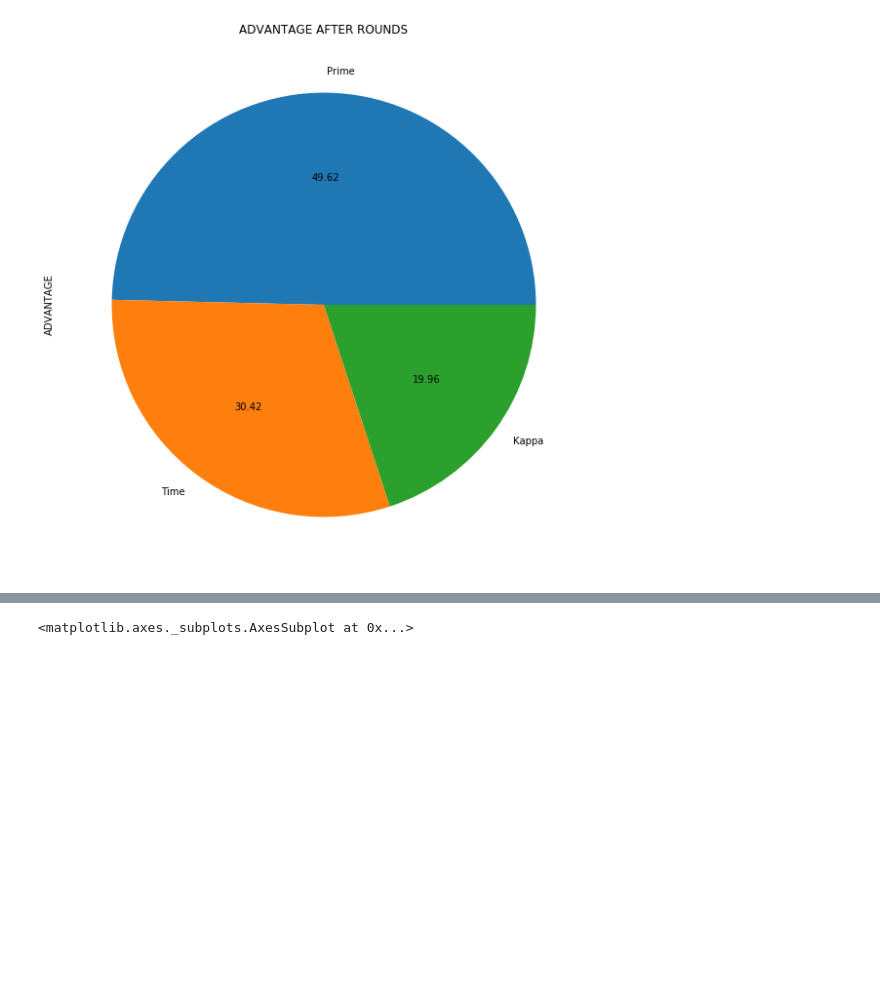
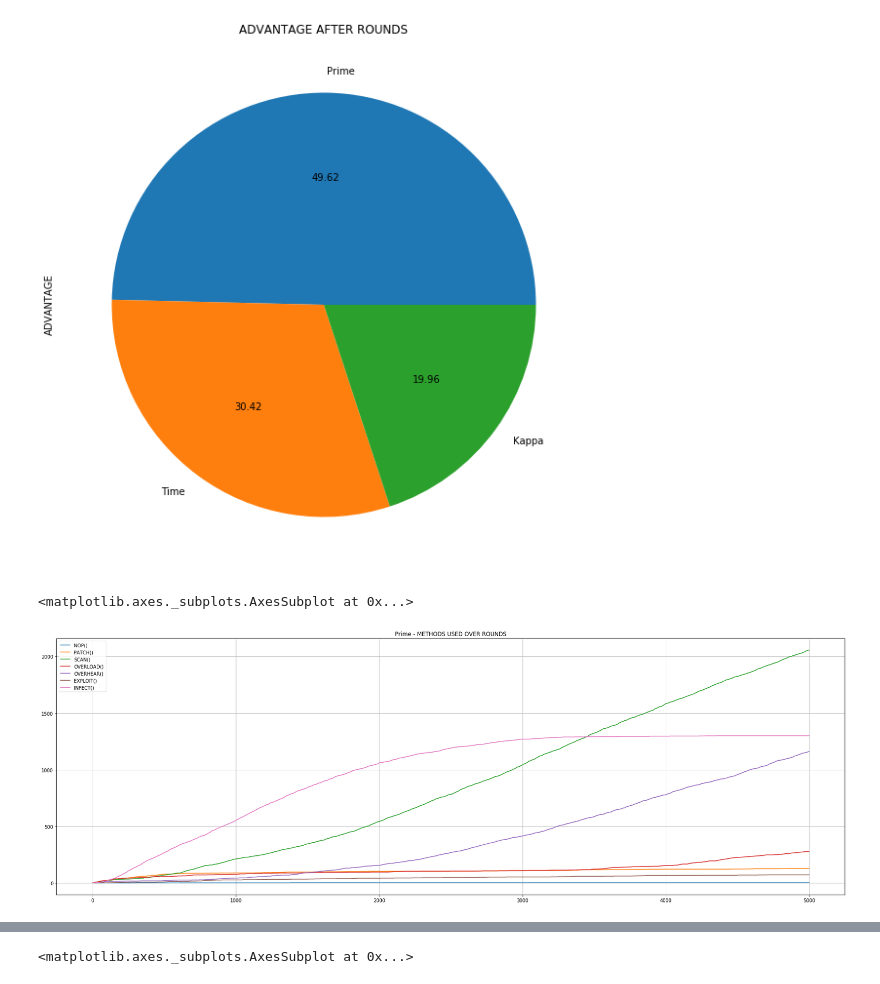
Before and after one commit to devdo-eu/capturenetwork, a Jupyter notebook: games/insight.ipynb, the cells around one changed output, grey strips where cells are left out. Cells and saved outputs as stored; diff of their text form; code cells hidden in the pictures; blank space fills up the shorter version.

```diff
--- a/games/insight.ipynb
+++ b/games/insight.ipynb
@@ -67,6 +68,21 @@ for i in range(len(rounds)):
         bot['WON_WITH'][name2][get_method('BOT_2', i)] += 1
         bot['EARN_BY'][name2][get_method('BOT_2', i)] += methods[get_method('BOT_2', i)]
         bot['LOST_WITH'][name1][get_method('BOT_1', i)] += 1
+# %%
+for m in methods.keys():
+    bot['METHS_OVER_ROUNDS'][name1][m] = []
+    bot['METHS_OVER_ROUNDS'][name2][m] = []
+bot1_meths = {'NOP()': 0, 'PATCH()': 0, 'SCAN()': 0, 'OVERLOAD()': 0, 'OVERHEAR()': 0, 'EXPLOIT()': 0, 'INFECT()': 0}
+bot2_meths = {'NOP()': 0, 'PATCH()': 0, 'SCAN()': 0, 'OVERLOAD()': 0, 'OVERHEAR()': 0, 'EXPLOIT()': 0, 'INFECT()': 0}
+
+for i in range(len(rounds)):
+    m1 = get_method('BOT_1', i)
+    m2 = get_method('BOT_2', i)
+    bot1_meths[m1] += 1
+    bot2_meths[m2] += 1
+    for m in methods.keys():
+        bot['METHS_OVER_ROUNDS'][name1][m].append(copy.copy(bot1_meths[m]))
+        bot['METHS_OVER_ROUNDS'][name2][m].append(copy.copy(bot2_meths[m]))
 # %%
 dfwinner = pd.read_json(json.dumps(general))
 dfwinner['RESULT'].value_counts().plot.pie(subplots=True, figsize=(10, 10), autopct='%.2f', title=["ROUNDS WON BY"])
@@ -82,3 +98,13 @@ array([<matplotlib.axes._subplots.AxesSubplot object at 0x...>],
 [figure]
 # %%
 df = pd.read_json(json.dumps(bot))
+# %%
+s = pd.Series(df['METHS_OVER_ROUNDS'][name1])
+s = pd.DataFrame({'NOP()': s['NOP()'], 'PATCH()': s['PATCH()'],
+                  'SCAN()': s['SCAN()'], 'OVERLOAD()': s['OVERLOAD()'],
+                 'OVERHEAR()':s['OVERHEAR()'], 'EXPLOIT()': s['EXPLOIT()'],
+                 'INFECT()': s['INFECT()']})
+s.plot(figsize=(30, 10), grid=True, title=f"{name1} - METHODS USED OVER ROUNDS")
+# %% [output]
+<matplotlib.axes._subplots.AxesSubplot at 0x...>
+[figure, added]
```
Also changed, not shown: parts of 4 cells of this notebook.
